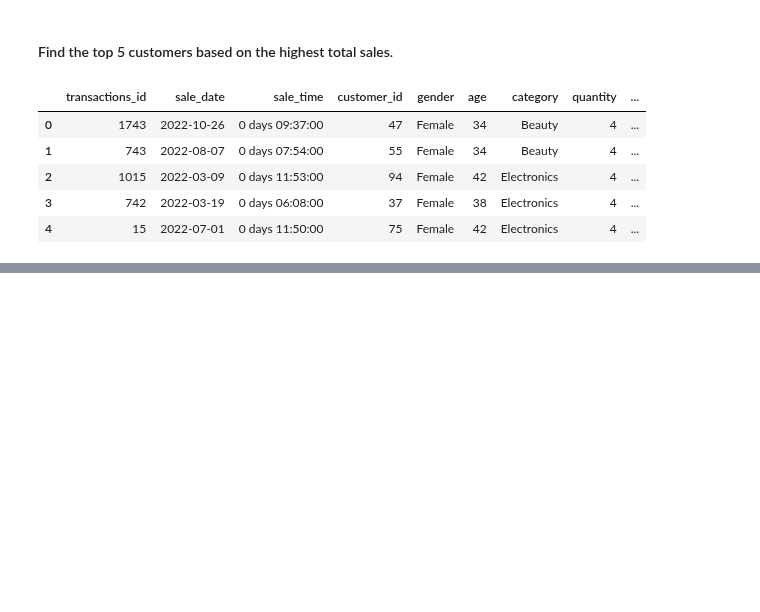
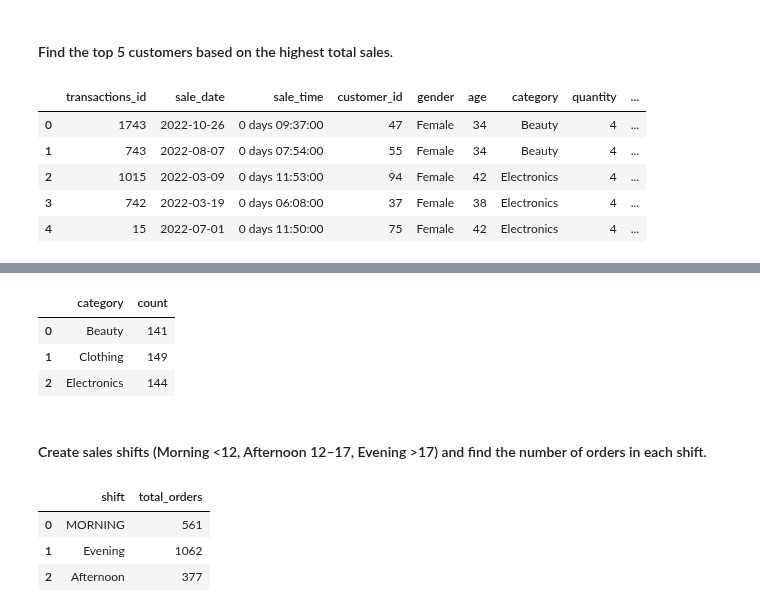
Before and after one commit to Himmu5/data-analysis, a Jupyter notebook: notebooks/retail_sale_analysis.ipynb, the cells around one changed output, grey strips where cells are left out. Drawn from its saved outputs; the diff is of its cells as text; code cells hidden in the pictures; blank space fills up the shorter version.

```diff
--- a/notebooks/retail_sale_analysis.ipynb
+++ b/notebooks/retail_sale_analysis.ipynb
@@ -175,0 +186,9 @@ pd.read_sql("SELECT * FROM retail_sale ORDER BY total_sale DESC LIMIT 5;", conn)
+# %%
+retail_sale.groupby("category")['customer_id'].nunique().reset_index(name="count")
+# %% [output]
+|  | category | count |
+| 0 | Beauty | 141 |
+| 1 | Clothing | 149 |
+| 2 | Electronics | 144 |
+# %% [markdown]
+#### Create sales shifts (Morning <12, Afternoon 12–17, Evening >17) and find the number of orders in each shift.
@@ -175,0 +197,7 @@ pd.read_sql("SELECT * FROM retail_sale ORDER BY total_sale DESC LIMIT 5;", conn)
+# %%
+shift_count
+# %% [output]
+|  | shift | total_orders |
+| 0 | MORNING | 561 |
+| 1 | Evening | 1062 |
+| 2 | Afternoon | 377 |
```
Also changed, not shown: parts of 3 cells of this notebook, 1 other file.
